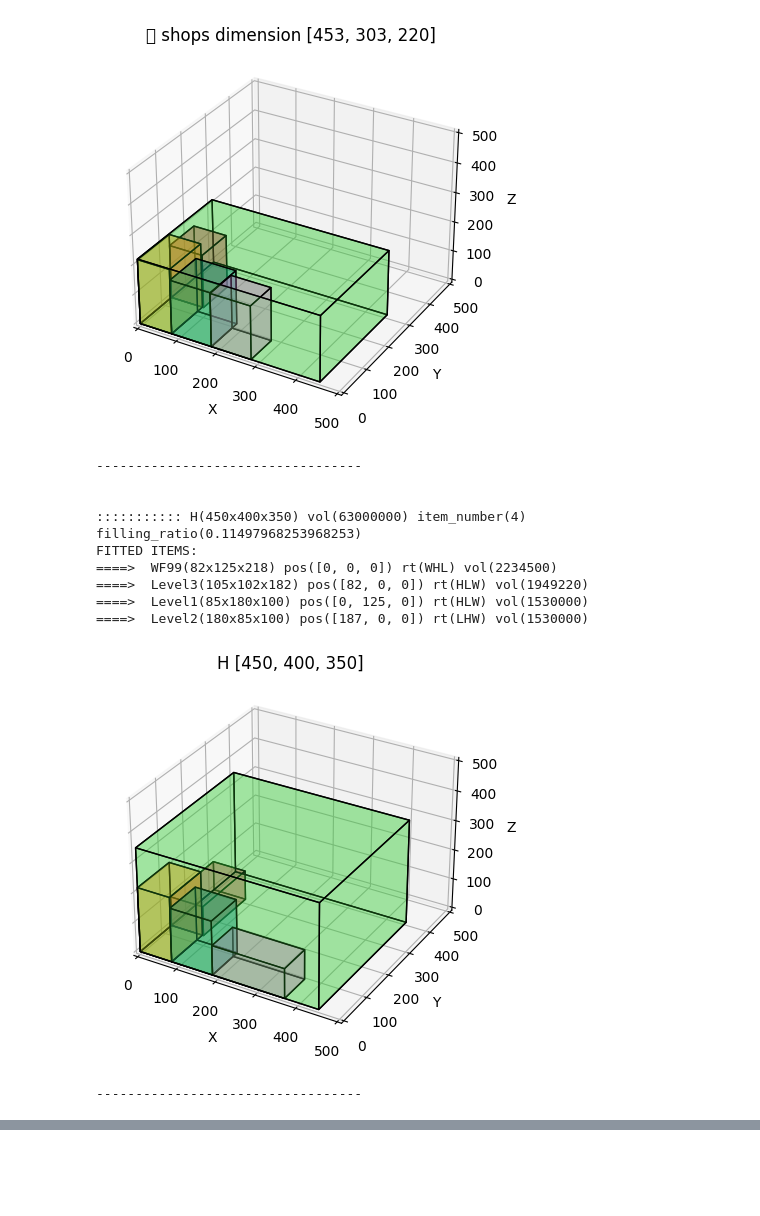
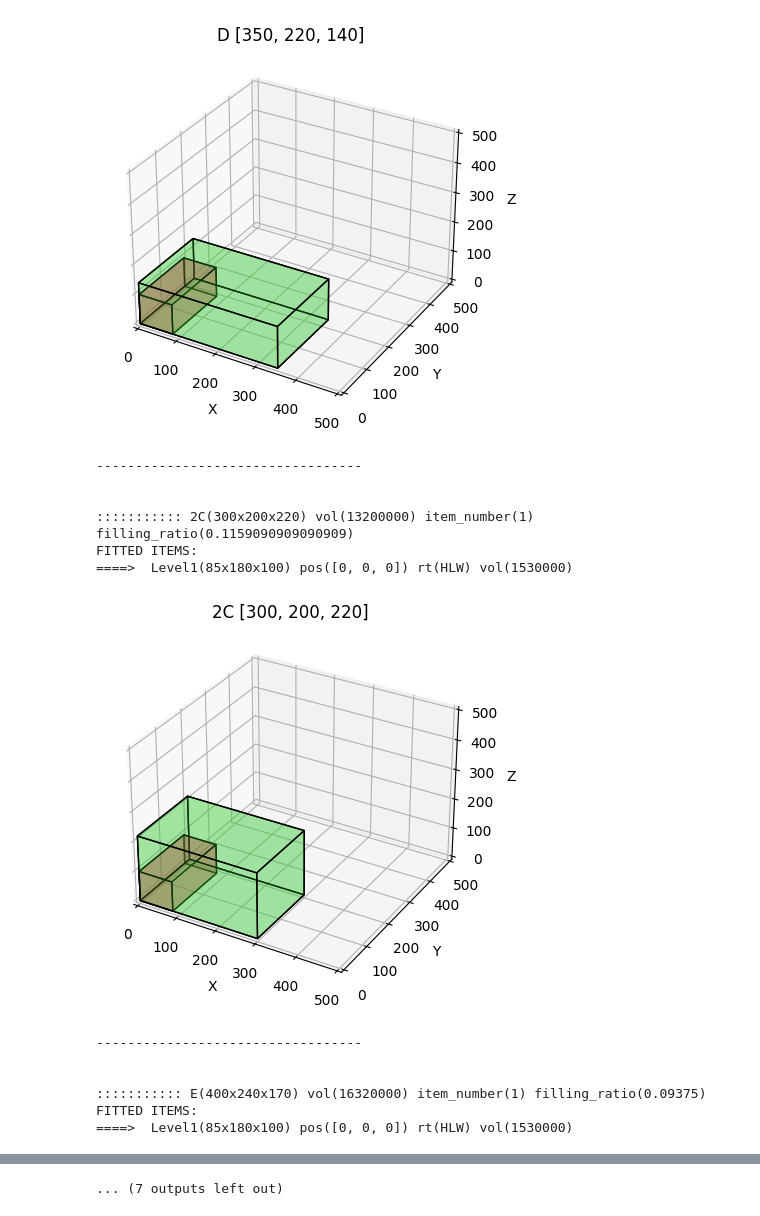
Before and after one commit to thanapat2402/3D-BPP-TPCS, a Jupyter notebook: main.ipynb, the cells around one changed output, grey strips where cells are left out. Cells and saved outputs as stored; diff of their text form; code cells hidden in the pictures; blank space fills up the shorter version.

```diff
--- a/main.ipynb
+++ b/main.ipynb
@@ -36,7 +36,7 @@ def addItem(level1:int,level2:int,level3:int,wf99:int):
     for x in range(wf99):
         packer.add_item(Item('WF99', 218, 82, 125,'darkorange'))
 
-addItem(1,1,1,1)
+addItem(0,0,0,0)
 
 packer.pack()
 # %% [output]
@@ -84,12 +72,14 @@ FITTED ITEMS:
-[figure, old version]
+[figure, new version]
 ----------------------------------
 
 
-::::::::::: H(450x400x350) vol(63000000) item_number(4) filling_ratio(0.11497968253968253)
+::::::::::: 2C(300x200x220) vol(13200000) item_number(1) filling_ratio(0.1159090909090909)
 FITTED ITEMS:
-====>  WF99(82x125x218) pos([0, 0, 0]) rt(WHL) vol(2234500)
-====>  Level3(105x102x182) pos([82, 0, 0]) rt(HLW) vol(1949220)
-====>  Level1(85x180x100) pos([0, 125, 0]) rt(HLW) vol(1530000)
-====>  Level2(180x85x100) pos([187, 0, 0]) rt(LHW) vol(1530000)
+====>  Level1(85x180x100) pos([0, 0, 0]) rt(HLW) vol(1530000)
-[figure, old version]
+[figure, new version]
 ----------------------------------
+
+
+::::::::::: E(400x240x170) vol(16320000) item_number(1) filling_ratio(0.09375)
+FITTED ITEMS:
+====>  Level1(85x180x100) pos([0, 0, 0]) rt(HLW) vol(1530000)
@@ -95,0 +87 @@ FITTED ITEMS:
+... (7 outputs left out)
```
Also changed, not shown: parts of 1 cell of this notebook, 1 other file.
